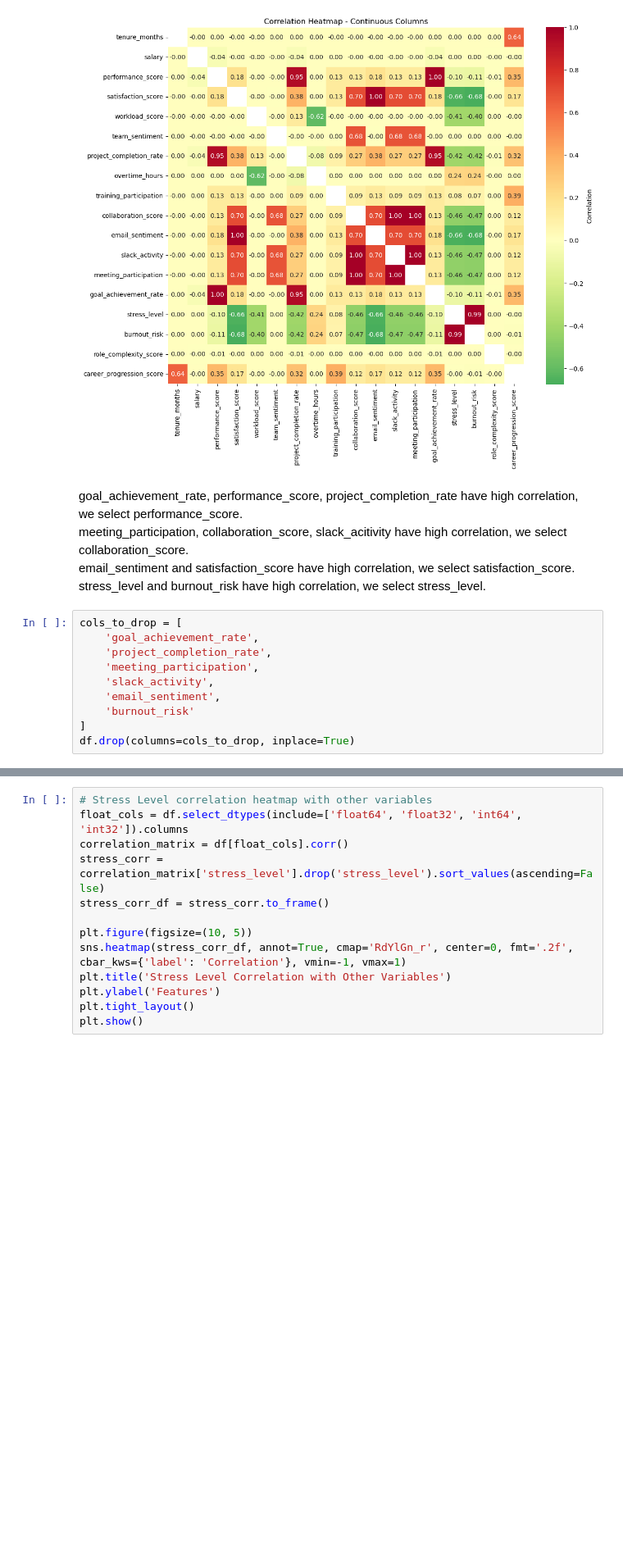
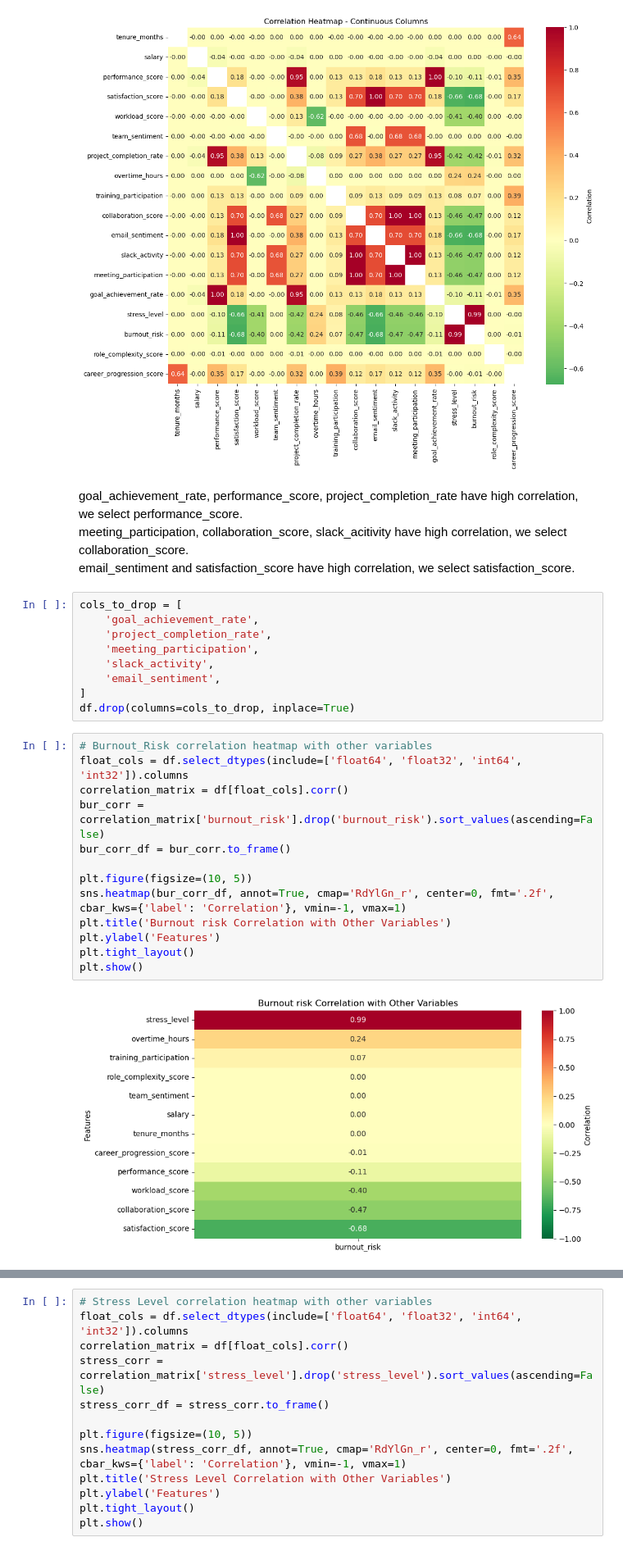
Before and after one commit to MinAungOo64/DSA4262-BurnoutManager, a Jupyter notebook: Model Training.ipynb, the cells around one changed output, grey strips where cells are left out. Shown at 82% size. Cells and saved outputs as stored; diff of their text form; blank space fills up the shorter version.

```diff
--- a/Model Training.ipynb
+++ b/Model Training.ipynb
@@ -85,7 +85,6 @@ plt.show()
 goal_achievement_rate, performance_score, project_completion_rate have high correlation, we select performance_score.
 meeting_participation, collaboration_score, slack_acitivity have high correlation, we select collaboration_score.
 email_sentiment and satisfaction_score have high correlation, we select satisfaction_score.
-stress_level and burnout_risk have high correlation, we select stress_level.
 # %%
 cols_to_drop = [
     'goal_achievement_rate',
@@ -93,6 +92,20 @@ cols_to_drop = [
     'meeting_participation',
     'slack_activity',
     'email_sentiment',
-    'burnout_risk'
 ]
 df.drop(columns=cols_to_drop, inplace=True)
+# %%
+# Burnout_Risk correlation heatmap with other variables
+float_cols = df.select_dtypes(include=['float64', 'float32', 'int64', 'int32']).columns
+correlation_matrix = df[float_cols].corr()
+bur_corr = correlation_matrix['burnout_risk'].drop('burnout_risk').sort_values(ascending=False)
+bur_corr_df = bur_corr.to_frame()
+
+plt.figure(figsize=(10, 5))
+sns.heatmap(bur_corr_df, annot=True, cmap='RdYlGn_r', center=0, fmt='.2f', cbar_kws={'label': 'Correlation'}, vmin=-1, vmax=1)
+plt.title('Burnout risk Correlation with Other Variables')
+plt.ylabel('Features')
+plt.tight_layout()
+plt.show()
+# %% [output]
+[figure, added]
```
Also changed, not shown: parts of 7 cells of this notebook.
